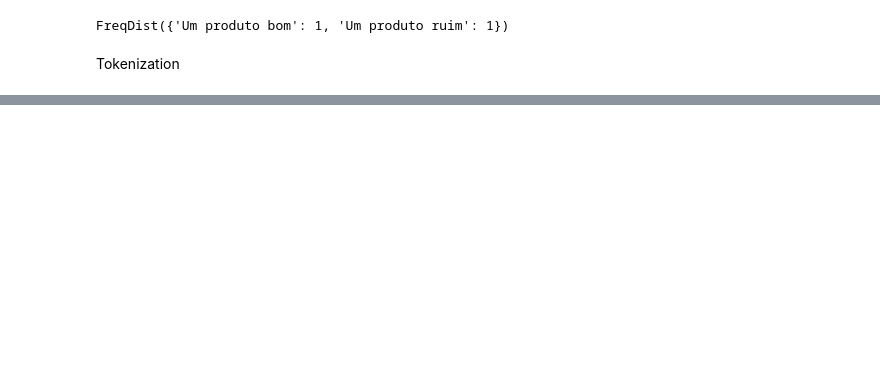
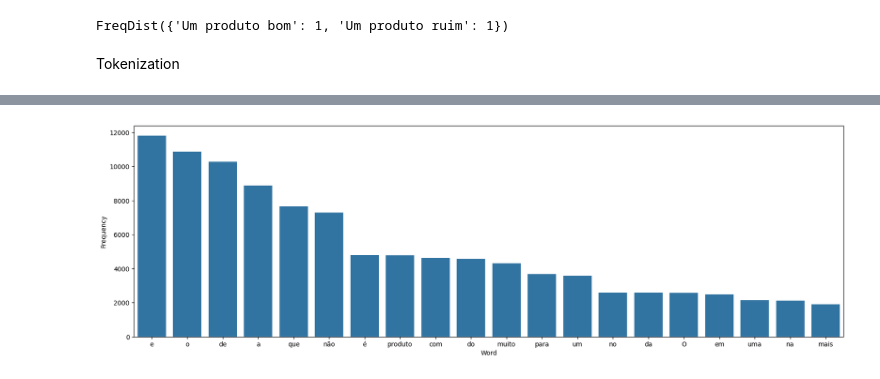
Before and after one commit to isadays/NLP, a Jupyter notebook: Modelo.ipynb, the cells around one changed output, grey strips where cells are left out. Cells and saved outputs as stored; diff of their text form; code cells hidden in the pictures; blank space fills up the shorter version.

Commit message:
df_frequency

```diff
--- a/Modelo.ipynb
+++ b/Modelo.ipynb
@@ -185,0 +164,9 @@ token_phrase
+# %%
+from nltk import tokenize
+
+token_space = tokenize.WhitespaceTokenizer(
+)
+token_phrase = token_space.tokenize(all_words)
+# %%
+frequency = nltk.FreqDist(token_phrase)
+frequency
@@ -185,0 +175,3 @@ token_phrase
+# %%
+df_frequency = pd.DataFrame({'Word': list(frequency.keys()),
+                            'Frequency':list(frequency.values()) })
@@ -185,0 +192,7 @@ token_phrase
+# %%
+import seaborn as sns
+
+plt.figure(figsize = (20,6))
+ax = sns.barplot(data=df_frequency.nlargest(columns='Frequency',n=20),x='Word', y='Frequency')
+# %% [output]
+[figure, added]
```
Also changed, not shown: parts of 9 cells of this notebook.
